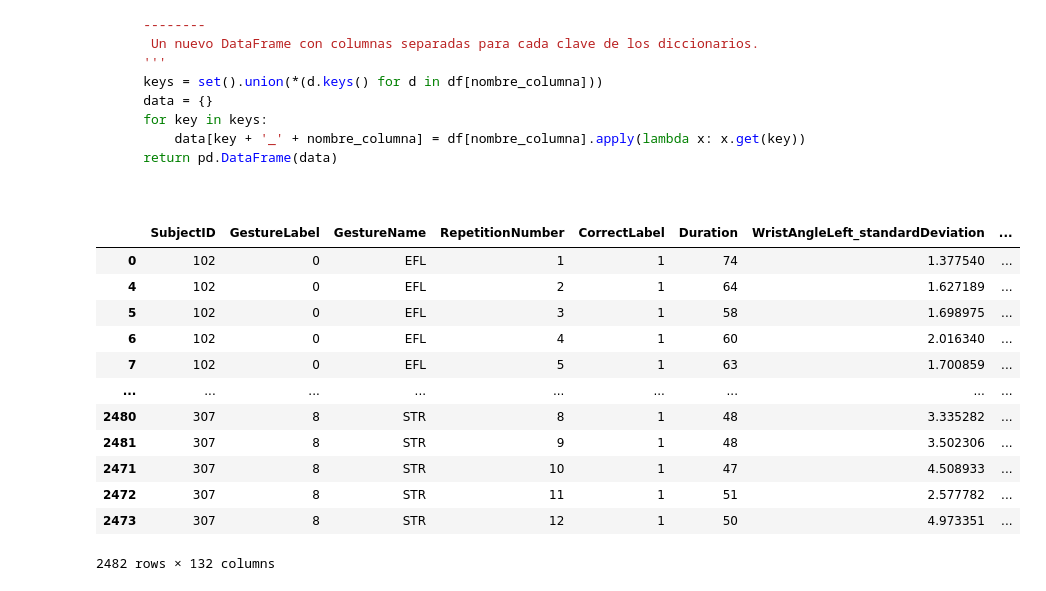
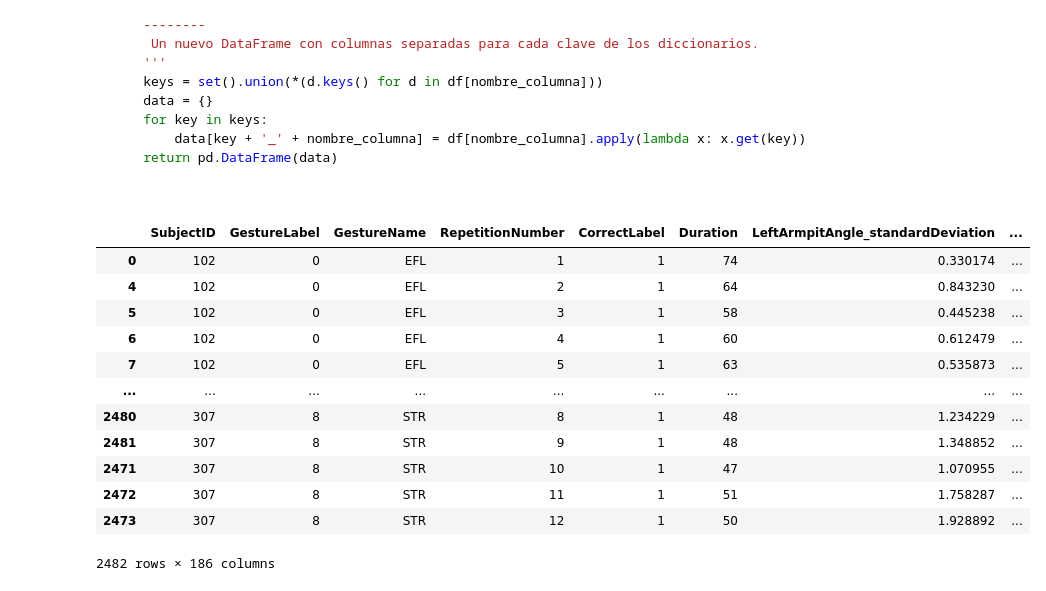
Before and after one commit to nmartinser/Telerehabilitation_Interpretability, a Jupyter notebook: Notebooks/leer_dataset.ipynb, the cells around one changed output. Drawn from its saved outputs; the diff is of its cells as text; code cells hidden in the pictures.

```diff
--- a/Notebooks/leer_dataset.ipynb
+++ b/Notebooks/leer_dataset.ipynb
@@ -109,7 +109,7 @@ def leer_datos_archivo(directorio:str, columnas:list[str]) -> pd.DataFrame:
     # Itera sobre cada archivo
     for file_name in file_list:
          # Extrae los datos del nombre del archivo
-        campos = functions.leer_nombre_archivo(file_name)
+        campos = fn.leer_nombre_archivo(file_name)
 
         with open(os.path.join(directorio, file_name), 'r') as file:
             for line in file:
@@ -233,6 +250,6 @@ def apply_angles(df: pd.DataFrame) -> pd.DataFrame:
 # %%
 # Aplica la función para caluclar los ángulos a los datos en crudo
-df_angles = apply_angles(df_data)
+df_angles = fn.apply_angles_I(df_data)
 # Visualizar el dataframe
 df_angles
 # %% [output]
@@ -365,37 +382,36 @@ def formatear_columnas(df:pd.DataFrame, nombre_columna:str) -> pd.DataFrame:
 # %%
 columnas = ['standardDeviation', 'Maximum', 'Minimum', 'Mean', 'Range',
             'Variance', 'CoV', 'Skewness', 'Kurtosis']
 # Reformatea cada columna de diccionario y concatena los resultados
-nuevas_columnas = pd.concat([functions.formatear_columnas(df_stats[col], col) for col in columnas], axis=1)
+nuevas_columnas = pd.concat([fn.formatear_columnas(df_stats[col], col) for col in columnas], axis=1)
 
 # Concatenar las nuevas columnas con el DataFrame original
 df = pd.concat([df_stats, nuevas_columnas], axis=1)
 
 # Elimina las columnas originales que contenían diccionarios
 df = df.drop(columnas, axis=1)
 
 # Ordena el DataFrame
 ## pasamos a numerico para que ordene bien los numeros
 df = df.apply(pd.to_numeric, errors='ignore')
-
 df = df.sort_values(['SubjectID', 'GestureLabel', 'RepetitionNumber'])
 
 # Mostrar el resultado
 df
 # %% [output]
-|  | SubjectID | GestureLabel | GestureName | RepetitionNumber | CorrectLabel | Duration | WristAngleLeft_standardDeviation | ... |
-| 0 | 102 | 0 | EFL | 1 | 1 | 74 | 1.377540 | ... |
-| 4 | 102 | 0 | EFL | 2 | 1 | 64 | 1.627189 | ... |
-| 5 | 102 | 0 | EFL | 3 | 1 | 58 | 1.698975 | ... |
-| 6 | 102 | 0 | EFL | 4 | 1 | 60 | 2.016340 | ... |
-| 7 | 102 | 0 | EFL | 5 | 1 | 63 | 1.700859 | ... |
+|  | SubjectID | GestureLabel | GestureName | RepetitionNumber | CorrectLabel | Duration | LeftArmpitAngle_standardDeviation | ... |
+| 0 | 102 | 0 | EFL | 1 | 1 | 74 | 0.330174 | ... |
+| 4 | 102 | 0 | EFL | 2 | 1 | 64 | 0.843230 | ... |
+| 5 | 102 | 0 | EFL | 3 | 1 | 58 | 0.445238 | ... |
+| 6 | 102 | 0 | EFL | 4 | 1 | 60 | 0.612479 | ... |
+| 7 | 102 | 0 | EFL | 5 | 1 | 63 | 0.535873 | ... |
 | ... | ... | ... | ... | ... | ... | ... | ... | ... |
-| 2480 | 307 | 8 | STR | 8 | 1 | 48 | 3.335282 | ... |
-| 2481 | 307 | 8 | STR | 9 | 1 | 48 | 3.502306 | ... |
-| 2471 | 307 | 8 | STR | 10 | 1 | 47 | 4.508933 | ... |
-| 2472 | 307 | 8 | STR | 11 | 1 | 51 | 2.577782 | ... |
-| 2473 | 307 | 8 | STR | 12 | 1 | 50 | 4.973351 | ... |
+| 2480 | 307 | 8 | STR | 8 | 1 | 48 | 1.234229 | ... |
+| 2481 | 307 | 8 | STR | 9 | 1 | 48 | 1.348852 | ... |
+| 2471 | 307 | 8 | STR | 10 | 1 | 47 | 1.070955 | ... |
+| 2472 | 307 | 8 | STR | 11 | 1 | 51 | 1.758287 | ... |
+| 2473 | 307 | 8 | STR | 12 | 1 | 50 | 1.928892 | ... |
-2482 rows × 132 columns
+2482 rows × 186 columns
 # %%
 # Guardar el DataFrame en formato csv
 df.to_csv('../Resultados/medidasPerRepetition.csv', index=False)
```
Also changed, not shown: parts of 5 cells of this notebook, 2 other files.
